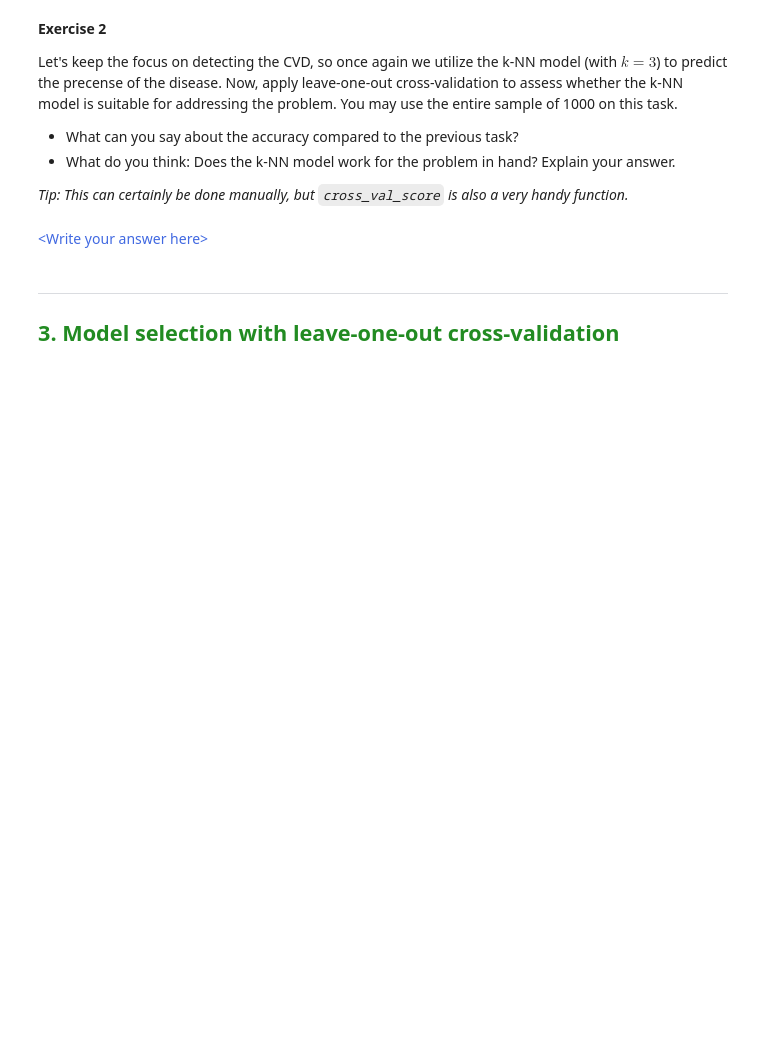
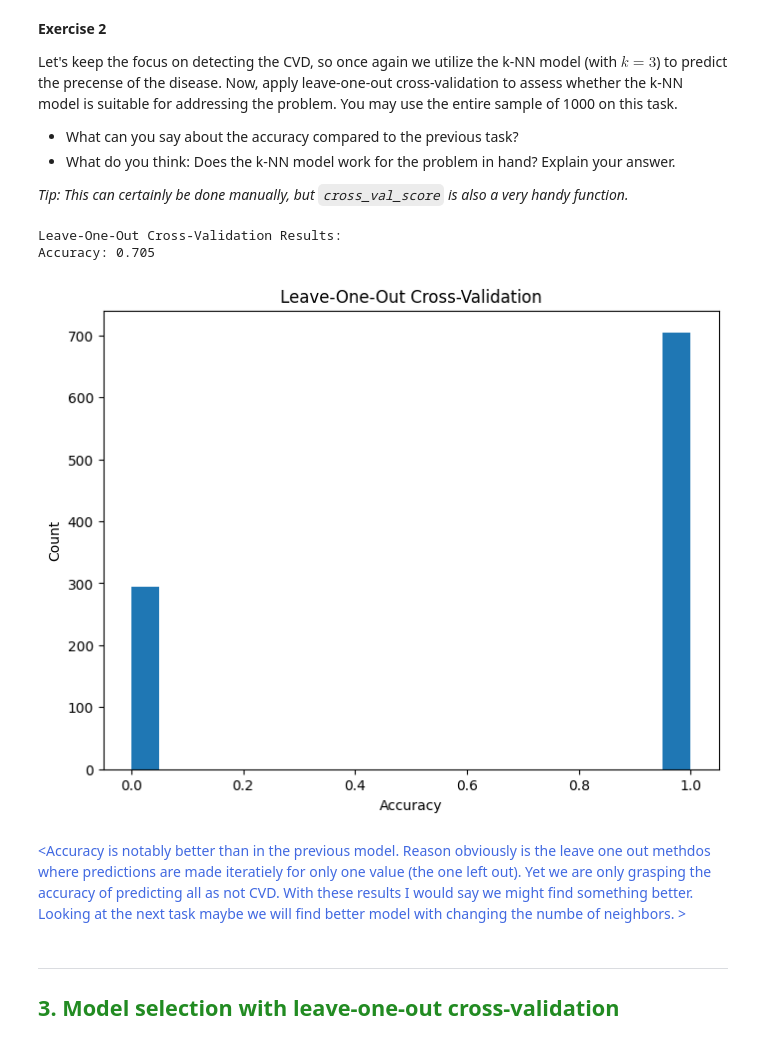
Before and after one commit to arttusamuel/dakd-2024, a Jupyter notebook: Excercise2-supervised-learning/DAKD2024_ex2_your_name_here.ipynb, the cells around one changed output. Saved outputs shown, nothing was run; the diff lists cells and outputs as text; code cells hidden in the pictures; blank space fills up the shorter version.

```diff
--- a/Excercise2-supervised-learning/DAKD2024_ex2_your_name_here.ipynb
+++ b/Excercise2-supervised-learning/DAKD2024_ex2_your_name_here.ipynb
@@ -224,5 +349,37 @@ Let's keep the focus on detecting the CVD, so once again we utilize the k-NN mod
-# %% [markdown]
-<font color = royalblue> \<Write your answer here\></font>
+# %%
+### Code - Leave-one-out cross-validation
+
+# Using the full data set.
+scaler = StandardScaler()
+X = cardio_sample.drop('cardio', axis=1)
+y = cardio_sample['cardio']
+X_scaled = scaler.fit_transform(X)
+
+# Create k-NN model like in previous task
+knn = KNeighborsClassifier(n_neighbors=3)
+
+# Perform leave-one-out
+loo = LeaveOneOut()
+scores = cross_val_score(knn, X_scaled, y, cv=loo)
+
+# Print results
+print("Leave-One-Out Cross-Validation Results:")
+print(f"Accuracy: {scores.mean():.3f}")
+
+
+# Figure to see counts.
+plt.figure(figsize=(8, 6))
+plt.hist(scores, bins=20)
+plt.title('Leave-One-Out Cross-Validation')
+plt.xlabel('Accuracy')
+plt.ylabel('Count')
+plt.show()
+# %% [output]
+Leave-One-Out Cross-Validation Results:
+Accuracy: 0.705
+[figure, added]
+# %% [markdown]
+<font color = royalblue> \<Accuracy is notably better than in the previous model. Reason obviously is the leave one out methdos where predictions are made iteratiely for only one value (the one left out). Yet we are only grasping the accuracy of predicting all as not CVD. With these results I would say we might find something better. Looking at the next task maybe we will find better model with changing the numbe of neighbors. \></font>
 # %% [markdown]
 ____________
 ## <font color = forestgreen> 3. Model selection with leave-one-out cross-validation
```
Also changed, not shown: parts of 34 cells of this notebook, 3 other files.
